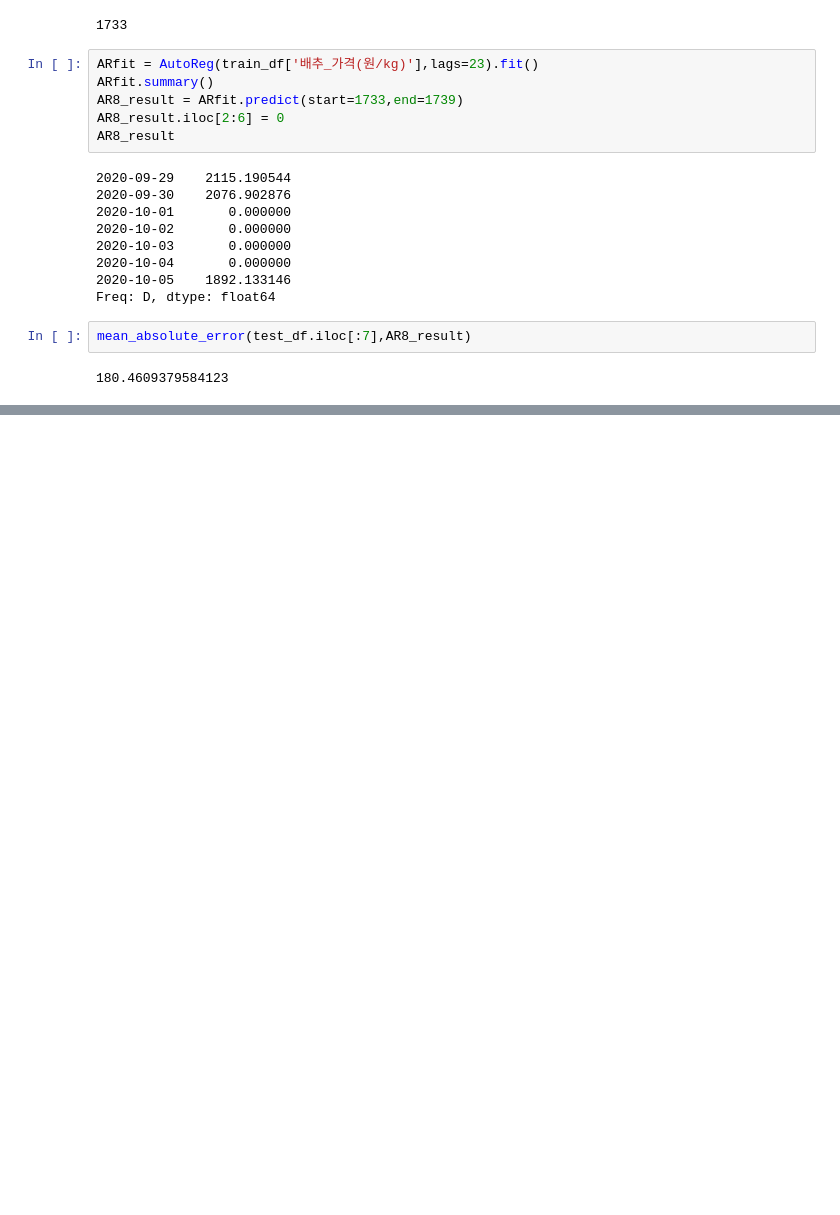
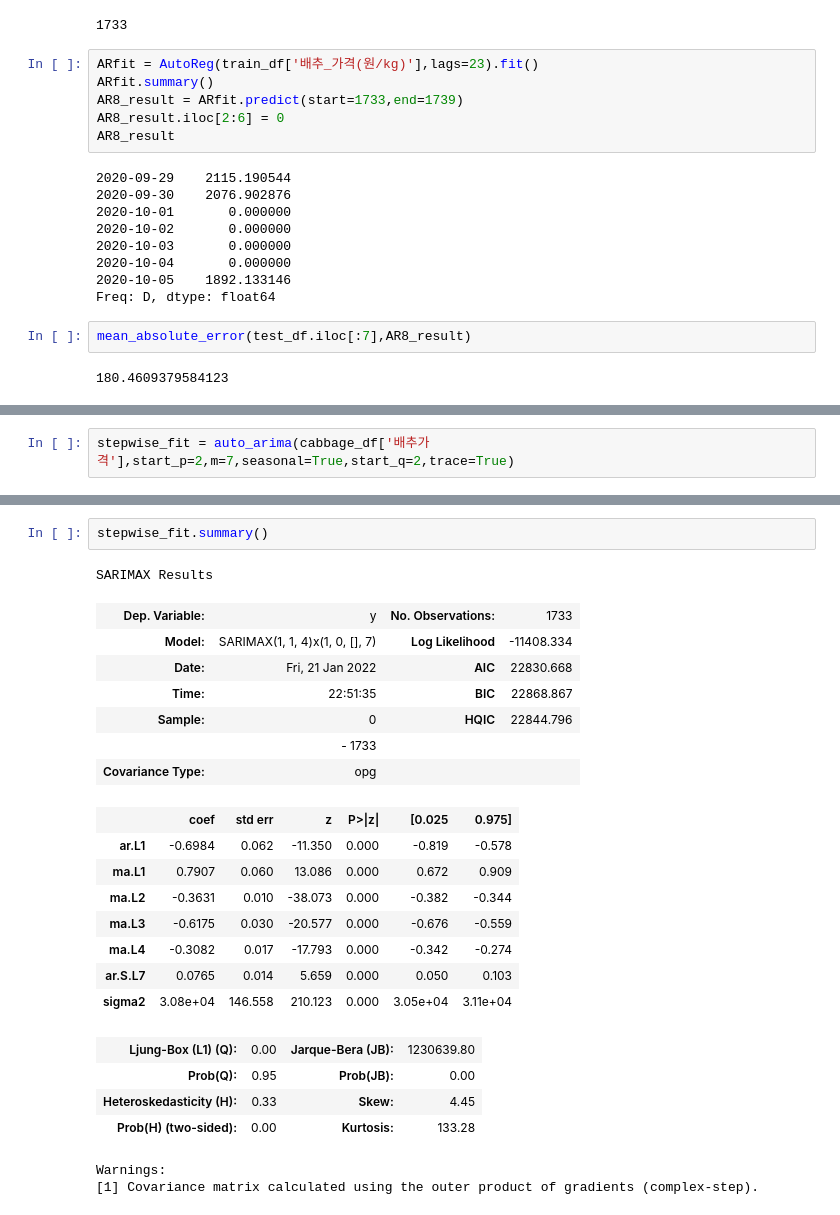
Before and after one commit to YongJaeJung/cabbage_project, a Jupyter notebook: 배추 가격 예측_AR,pmdARIMA.ipynb, the cells around one changed output, grey strips where cells are left out. Saved outputs shown, nothing was run; the diff lists cells and outputs as text; blank space fills up the shorter version.

```diff
--- a/배추 가격 예측_AR.ipynb
+++ b/배추 가격 예측_AR,pmdARIMA.ipynb
@@ -200,0 +245,2 @@ mean_absolute_error(test_df.iloc[:7],AR8_result)
+# %%
+stepwise_fit = auto_arima(cabbage_df['배추가격'],start_p=2,m=7,seasonal=True,start_q=2,trace=True)
@@ -200,0 +265,25 @@ mean_absolute_error(test_df.iloc[:7],AR8_result)
+# %%
+stepwise_fit.summary()
+# %% [output]
+SARIMAX Results
+| Dep. Variable: | y | No. Observations: | 1733 |
+| Model: | SARIMAX(1, 1, 4)x(1, 0, [], 7) | Log Likelihood | -11408.334 |
+| Date: | Fri, 21 Jan 2022 | AIC | 22830.668 |
+| Time: | 22:51:35 | BIC | 22868.867 |
+| Sample: | 0 | HQIC | 22844.796 |
+|  | - 1733 |  |  |
+| Covariance Type: | opg |  |  |
+|  | coef | std err | z | P>|z| | [0.025 | 0.975] |
+| ar.L1 | -0.6984 | 0.062 | -11.350 | 0.000 | -0.819 | -0.578 |
+| ma.L1 | 0.7907 | 0.060 | 13.086 | 0.000 | 0.672 | 0.909 |
+| ma.L2 | -0.3631 | 0.010 | -38.073 | 0.000 | -0.382 | -0.344 |
+| ma.L3 | -0.6175 | 0.030 | -20.577 | 0.000 | -0.676 | -0.559 |
+| ma.L4 | -0.3082 | 0.017 | -17.793 | 0.000 | -0.342 | -0.274 |
+| ar.S.L7 | 0.0765 | 0.014 | 5.659 | 0.000 | 0.050 | 0.103 |
+| sigma2 | 3.08e+04 | 146.558 | 210.123 | 0.000 | 3.05e+04 | 3.11e+04 |
+| Ljung-Box (L1) (Q): | 0.00 | Jarque-Bera (JB): | 1230639.80 |
+| Prob(Q): | 0.95 | Prob(JB): | 0.00 |
+| Heteroskedasticity (H): | 0.33 | Skew: | 4.45 |
+| Prob(H) (two-sided): | 0.00 | Kurtosis: | 133.28 |
+Warnings:
+[1] Covariance matrix calculated using the outer product of gradients (complex-step).
```
Also changed, not shown: parts of 11 cells of this notebook.
